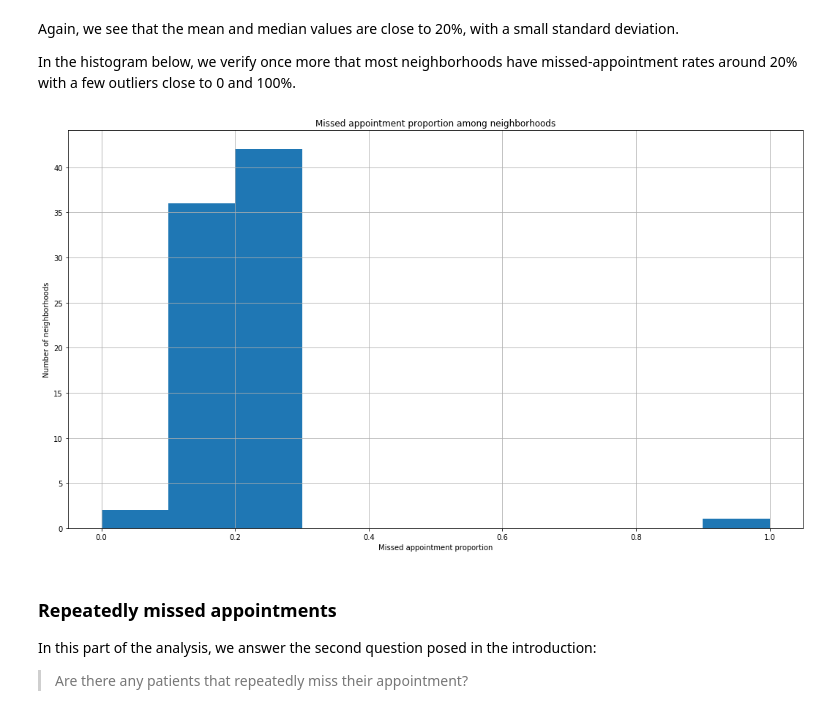
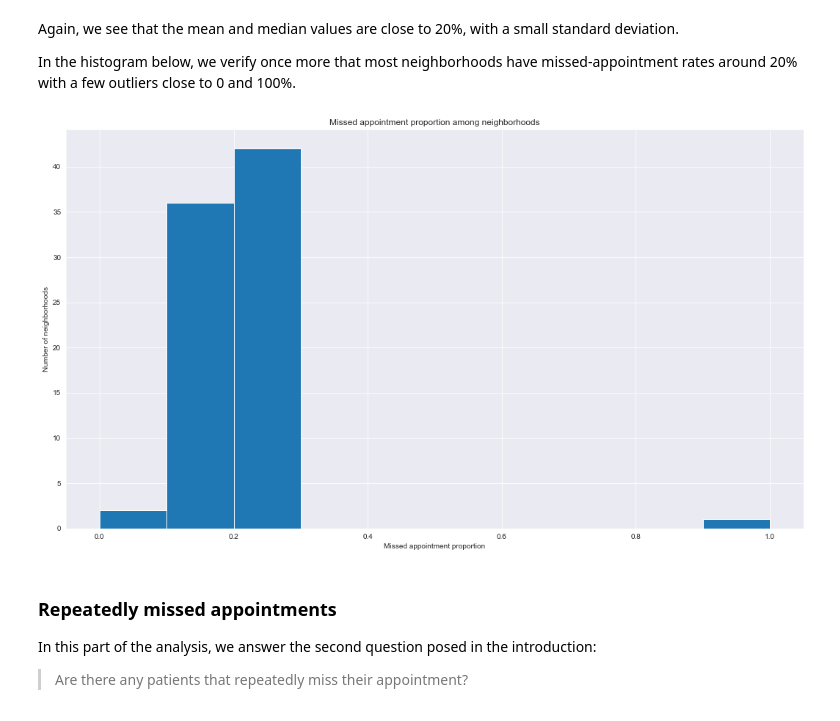
Before and after one commit to mhadjiantonis/missed_doc_apptmnts, a Jupyter notebook: missed_doc_apptmnt.ipynb, the cells around one changed output. Cells and saved outputs as stored; diff of their text form; code cells hidden in the pictures.

```diff
--- a/missed_doc_apptmnt.ipynb
+++ b/missed_doc_apptmnt.ipynb
@@ -32,6 +32,8 @@ For more conclusive results, one must use either inferential statistics or machi
 import numpy as np
 import pandas as pd
 import matplotlib.pyplot as plt
+import seaborn as sns
+sns.set_style('darkgrid')
 import re
 # %%
 def camel_to_snake(name):
@@ -335,12 +337,11 @@ In the histogram below, we verify once more that most neighborhoods have missed-
 # %%
 plt.figure(figsize = (18,10))
 plt.hist(neighborhood_missed_apps)
 plt.title('Missed appointment proportion among neighborhoods')
 plt.xlabel('Missed appointment proportion')
-plt.ylabel('Number of neighborhoods')
-plt.grid();
+plt.ylabel('Number of neighborhoods');
 # %% [output]
-[figure, old version]
+[figure, new version]
 # %% [markdown]
 ### Repeatedly missed appointments
 In this part of the analysis, we answer the second question posed in the introduction:
```
Also changed, not shown: parts of 4 cells of this notebook, 2 other files.
